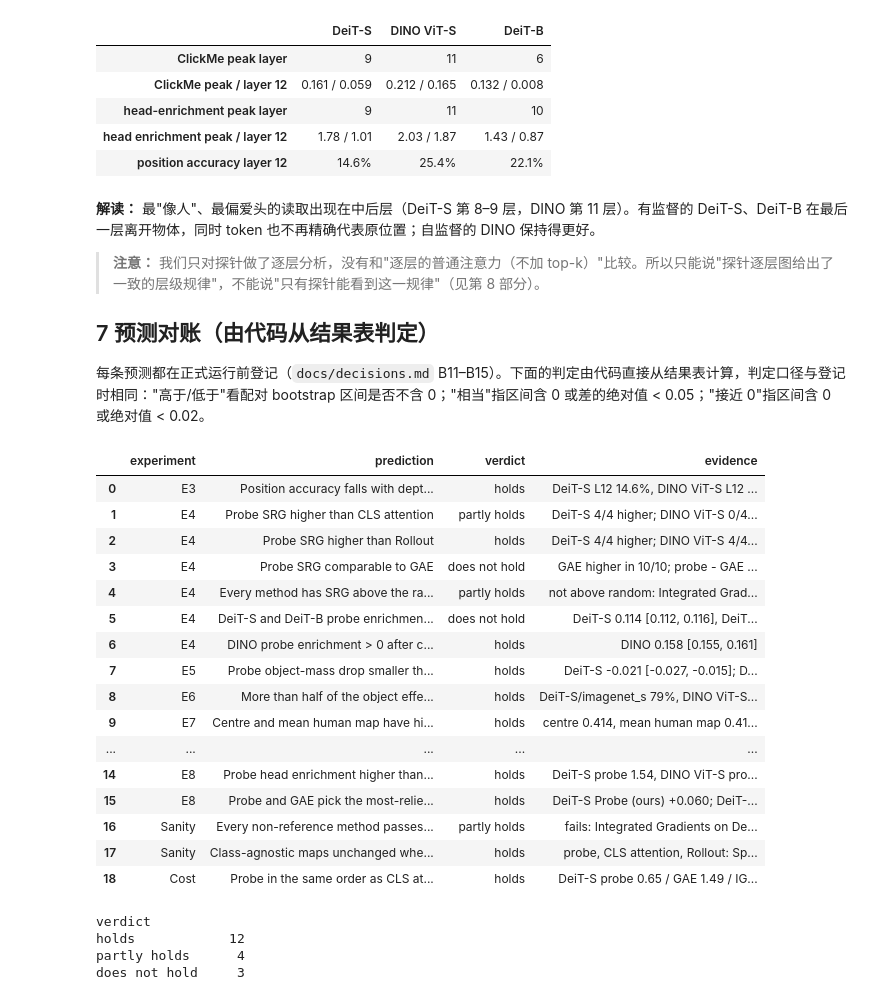
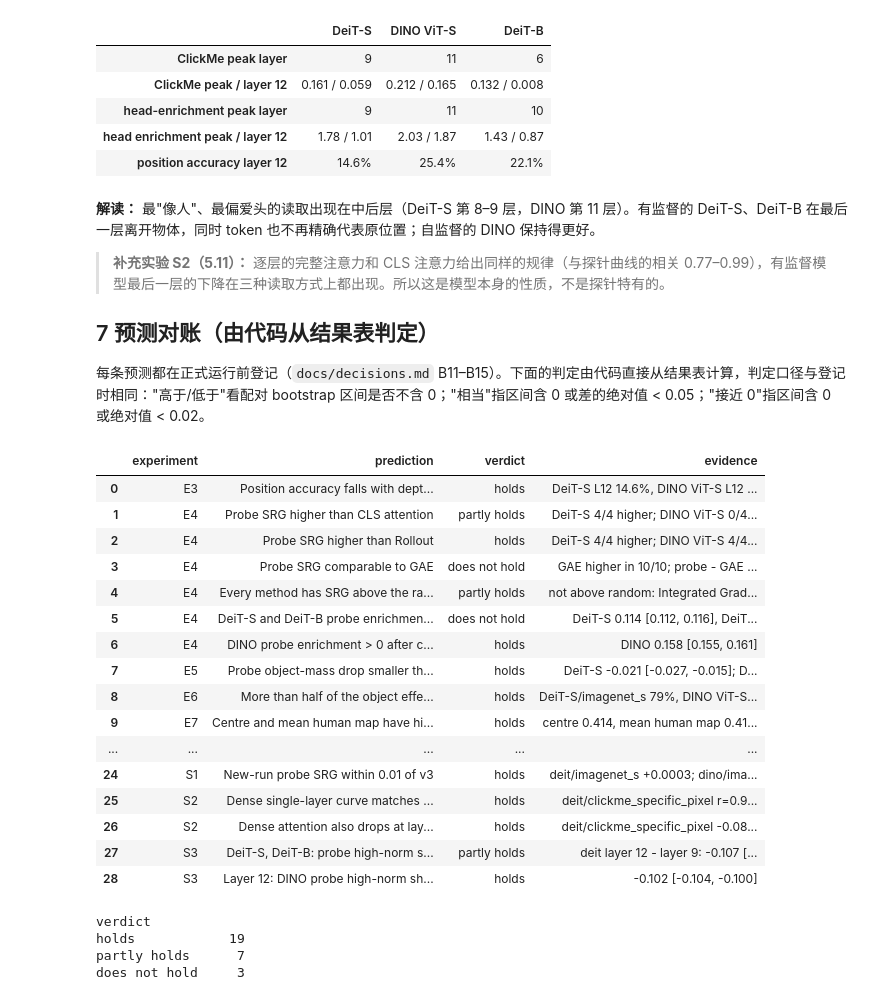
Before and after one commit to hhuang999/MITA-VIT, a Jupyter notebook: notebooks/mita_probe_research.ipynb, the cells around one changed output. Saved outputs shown, nothing was run; the diff lists cells and outputs as text; code cells hidden in the pictures.

Commit message:
Notebook: add S1-S3 (section 5.11), supplementary predictions in the ledger, corrected claims
Claude-Session: https://claude.ai/code/session_01QvKx23syzvyvirZGcCrFUC

```diff
--- a/notebooks/mita_probe_research.ipynb
+++ b/notebooks/mita_probe_research.ipynb
@@ -1115,0 +1182,18 @@ display(identity.pivot(index='model', columns='layer', values='position_accuracy
+# %%
+FAMILIES = {'probe': (BLUE, '-', 'Probe (top-k sets)'), 'attention': (INK, '--', 'Dense attention'),
+            'cls': (ORANGE, ':', 'CLS attention')}
+curves = pd.read_csv(SUP / 's2_layers.csv')
+fig, axes = plt.subplots(2, 3, figsize=(13, 6.4))
+for row, (measure, ylabel) in zip(axes, [('clickme_specific_pixel', 'ClickMe image-specific'),
+                                         ('head_enrichment', 'Head enrichment')]):
+    for ax, model_name in zip(row, MODELS):
+        for family, (color, style, name) in FAMILIES.items():
+            curve = curves.query('measure == @measure and model == @model_name and family == @family').sort_values('layer')
+            band(ax, curve.layer, curve, color, label=name, style=style)
+        ax.set(title=MODEL_LABELS[model_name], xlabel='Layer', ylabel=ylabel, xticks=range(1, 13))
+axes[0, 0].legend(fontsize=7)
+plt.tight_layout()
+plt.show()
+patterns = pd.read_csv(SUP / 's2_patterns.csv').assign(model=lambda f: f.model.map(MODEL_LABELS))
+patterns['layer 12 - best of 8-11'] = patterns.apply(lambda r: f'{r["mean"]:+.3f} [{r.low:+.3f}, {r.high:+.3f}]', axis=1)
+display(patterns.set_index(['measure', 'model', 'family'])[['pearson_with_probe', 'best_layer', 'layer 12 - best of 8-11']])
@@ -1115,0 +1222,20 @@ display(identity.pivot(index='model', columns='layer', values='position_accuracy
+# %%
+s3 = pd.read_csv(SUP / 's3_layers.csv')
+fig, axes = plt.subplots(1, 2, figsize=(10, 3.4))
+for model_name, style in zip(MODELS, ['-', '--', ':']):
+    for family, (color, _, name) in FAMILIES.items():
+        curve = s3.query("model == @model_name and family == @family and measure == 'high_share'").sort_values('layer')
+        axes[0].plot(curve.layer, curve['mean'], style, color=color, lw=1.8, marker='o', ms=3,
+                     label=f'{MODEL_LABELS[model_name]}, {name}')
+    fraction = s3.query("model == @model_name and family == 'probe' and measure == 'high_fraction'").sort_values('layer')
+    axes[1].plot(fraction.layer, fraction['mean'], style, color=QUIET, lw=2, marker='o', ms=3, label=MODEL_LABELS[model_name])
+axes[0].set(xlabel='Layer', ylabel='Share of the map on high-norm patches', xticks=range(1, 13), ylim=(0, 1))
+axes[1].set(xlabel='Layer', ylabel='Share of patches that are high-norm', xticks=range(1, 13))
+axes[0].legend(fontsize=6)
+axes[1].legend(fontsize=7)
+plt.tight_layout()
+plt.show()
+share = s3.query("measure == 'high_share' and model != 'dino'").pivot_table(index=['model', 'family'], columns='layer',
+                                                                            values='mean')
+display(share[[6, 8, 9, 10, 11, 12]].rename(index=MODEL_LABELS).map(lambda v: f'{v:.0%}'))
+display(pd.read_csv(SUP / 's3_tests.csv').assign(model=lambda f: f.model.map(MODEL_LABELS)))
@@ -1152,7 +1302,7 @@ display(pd.DataFrame(peaks))
 # %% [markdown]
 **解读：** 最"像人"、最偏爱头的读取出现在中后层（DeiT-S 第 8–9 层，DINO 第 11 层）。有监督的 DeiT-S、DeiT-B 在最后一层离开物体，同时 token 也不再精确代表原位置；自监督的 DINO 保持得更好。
 
-> **注意：** 我们只对探针做了逐层分析，没有和"逐层的普通注意力（不加 top-k）"比较。所以只能说"探针逐层图给出了一致的层级规律"，不能说"只有探针能看到这一规律"（见第 8 部分）。
+> **补充实验 S2（5.11）：** 逐层的完整注意力和 CLS 注意力给出同样的规律（与探针曲线的相关 0.77–0.99），有监督模型最后一层的下降在三种读取方式上都出现。所以这是模型本身的性质，不是探针特有的。
 
 ## 7 预测对账（由代码从结果表判定）
 
@@ -1264,40 +1414,44 @@ for model_name in MODELS:
             sanity_fail.append(f'{label(method)} on {S(model_name)} ({result.loc[method, "median"]:.2f})')
     table = pd.read_csv(run(f'sanity_{model_name}') / 'analysis_sanity.csv').query("level == 'head'").set_index('method')
     head_ok += [table.loc[m, 'median'] > .999 for m in ['probe_mass', 'cls_attention', 'rollout']]
 record('Sanity', 'Every non-reference method passes (median Spearman < 0.5)', sanity_ok, 'fails: ' + '; '.join(sanity_fail))
 record('Sanity', 'Class-agnostic maps unchanged when only the head is re-initialised', head_ok,
        'probe, CLS attention, Rollout: Spearman 1.0 on all models' if all(head_ok) else 'see 5.4')
 cost_ok, cost_text = [], []
 for model_name in MODELS:
     c = pd.read_csv(run(f'e4_imagenet_s_{model_name}') / 'analysis_cost.csv').set_index('method')['ms_per_image']
     cost_ok.append(c['probe_mass'] < 2 * max(c['cls_attention'], c['rollout']) and c['probe_mass'] < c['gae']
                    and c['integrated_gradients'] > 10 * c['probe_mass'])
     cost_text.append(f"{S(model_name)} probe {c['probe_mass']:.2f} / GAE {c['gae']:.2f} / IG {c['integrated_gradients']:.1f} ms")
 record('Cost', 'Probe in the same order as CLS attention/Rollout, below GAE, >10x below IG', cost_ok, '; '.join(cost_text))
 
 ledger = pd.DataFrame(ledger)
+# Supplementary predictions (B22-B24), judged by scripts/analyze_supplement.py with the registered rules.
+supplement = pd.read_csv(EXP / '2026-10-31_s_analysis' / 'predictions.csv').query("verdict != 'not predicted'")
+supplement = supplement.assign(experiment=supplement.decision.map(lambda d: {'B22': 'S1', 'B23': 'S2', 'B24': 'S3'}[d[:3]]))
+ledger = pd.concat([ledger, supplement[['experiment', 'prediction', 'verdict', 'evidence']]], ignore_index=True)
 display(ledger)
 print(ledger.verdict.value_counts().to_string())
 # %% [output]
 |  | experiment | prediction | verdict | evidence |
 | 0 | E3 | Position accuracy falls with dept... | holds | DeiT-S L12 14.6%, DINO ViT-S L12 ... |
 | 1 | E4 | Probe SRG higher than CLS attention | partly holds | DeiT-S 4/4 higher; DINO ViT-S 0/4... |
 | 2 | E4 | Probe SRG higher than Rollout | holds | DeiT-S 4/4 higher; DINO ViT-S 4/4... |
 | 3 | E4 | Probe SRG comparable to GAE | does not hold | GAE higher in 10/10; probe - GAE ... |
 | 4 | E4 | Every method has SRG above the ra... | partly holds | not above random: Integrated Grad... |
 | 5 | E4 | DeiT-S and DeiT-B probe enrichmen... | does not hold | DeiT-S 0.114 [0.112, 0.116], DeiT... |
 | 6 | E4 | DINO probe enrichment > 0 after c... | holds | DINO 0.158 [0.155, 0.161] |
 | 7 | E5 | Probe object-mass drop smaller th... | holds | DeiT-S -0.021 [-0.027, -0.015]; D... |
 | 8 | E6 | More than half of the object effe... | holds | DeiT-S/imagenet_s 79%, DINO ViT-S... |
 | 9 | E7 | Centre and mean human map have hi... | holds | centre 0.414, mean human map 0.41... |
 | ... | ... | ... | ... | ... |
-| 14 | E8 | Probe head enrichment higher than... | holds | DeiT-S probe 1.54, DINO ViT-S pro... |
-| 15 | E8 | Probe and GAE pick the most-relie... | holds | DeiT-S Probe (ours) +0.060; DeiT-... |
-| 16 | Sanity | Every non-reference method passes... | partly holds | fails: Integrated Gradients on De... |
-| 17 | Sanity | Class-agnostic maps unchanged whe... | holds | probe, CLS attention, Rollout: Sp... |
-| 18 | Cost | Probe in the same order as CLS at... | holds | DeiT-S probe 0.65 / GAE 1.49 / IG... |
+| 24 | S1 | New-run probe SRG within 0.01 of v3 | holds | deit/imagenet_s +0.0003; dino/ima... |
+| 25 | S2 | Dense single-layer curve matches ... | holds | deit/clickme_specific_pixel r=0.9... |
+| 26 | S2 | Dense attention also drops at lay... | holds | deit/clickme_specific_pixel -0.08... |
+| 27 | S3 | DeiT-S, DeiT-B: probe high-norm s... | partly holds | deit layer 12 - layer 9: -0.107 [... |
+| 28 | S3 | Layer 12: DINO probe high-norm sh... | holds | -0.102 [-0.104, -0.100] |
 verdict
-holds            12
-partly holds      4
+holds            19
+partly holds      7
 does not hold     3
 # %% [markdown]
```
Also changed, not shown: parts of 15 cells of this notebook.
